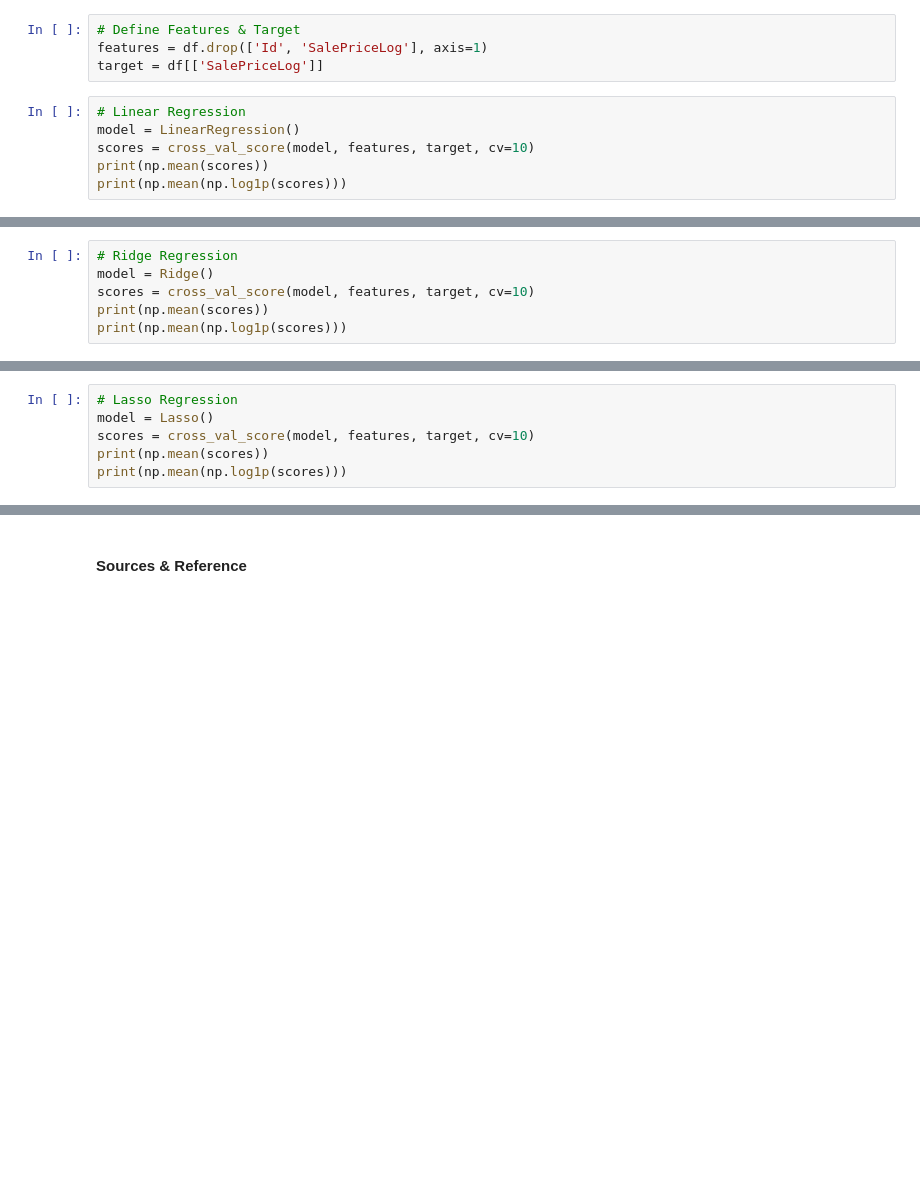
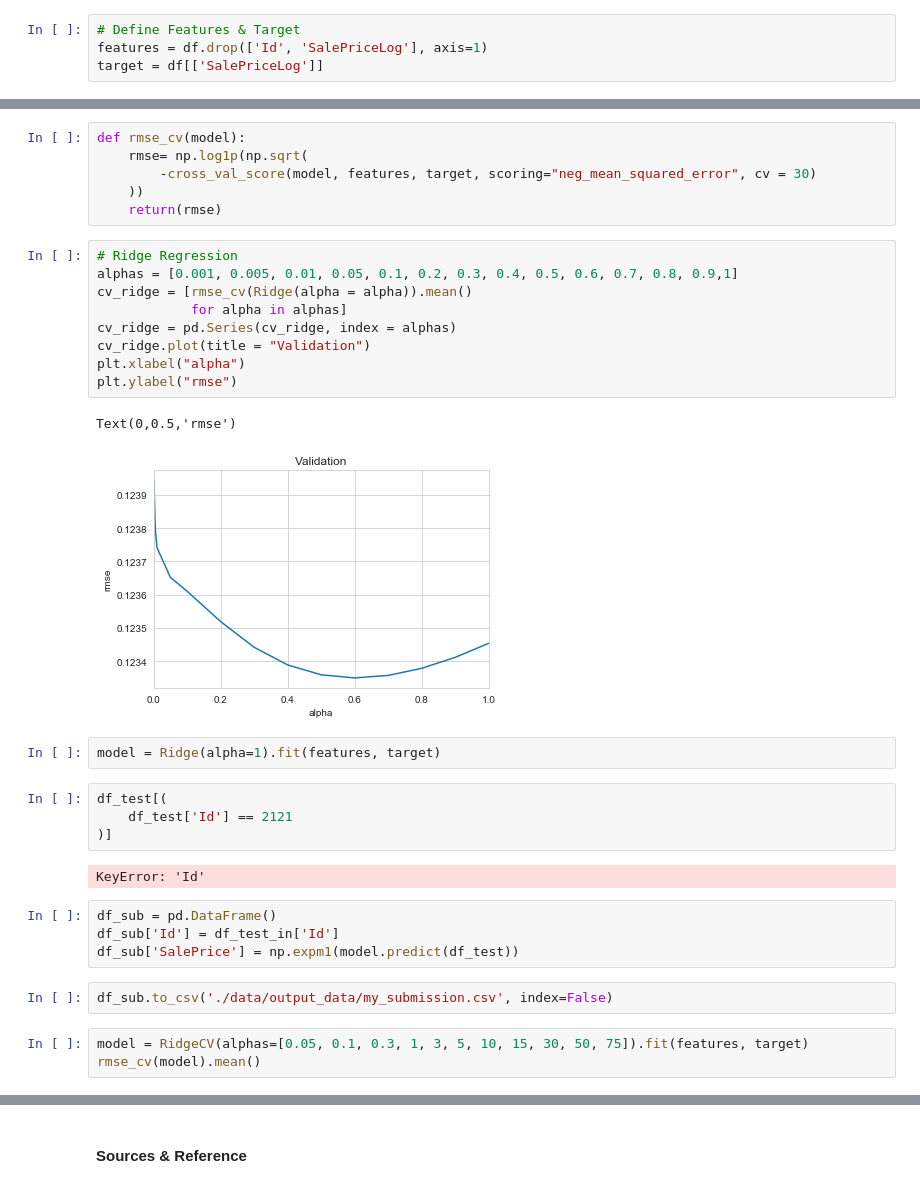
Before and after one commit to Tommo565/kaggle-house-prices, a Jupyter notebook: main.ipynb, the cells around one changed output, grey strips where cells are left out. Cells and saved outputs as stored; diff of their text form; blank space fills up the shorter version.

```diff
--- a/main.ipynb
+++ b/main.ipynb
@@ -48,9 +62,3 @@ df.columns.tolist()
 # Define Features & Target
 features = df.drop(['Id', 'SalePriceLog'], axis=1)
 target = df[['SalePriceLog']]
-# %%
-# Linear Regression
-model = LinearRegression()
-scores = cross_val_score(model, features, target, cv=10)
-print(np.mean(scores))
-print(np.mean(np.log1p(scores)))
@@ -60,6 +64,0 @@ print(np.mean(np.log1p(scores)))
-# %%
-# Ridge Regression
-model = Ridge()
-scores = cross_val_score(model, features, target, cv=10)
-print(np.mean(scores))
-print(np.mean(np.log1p(scores)))
@@ -69,6 +64,0 @@ print(np.mean(np.log1p(scores)))
-# %%
-# Lasso Regression
-model = Lasso()
-scores = cross_val_score(model, features, target, cv=10)
-print(np.mean(scores))
-print(np.mean(np.log1p(scores)))
@@ -77,0 +74,35 @@ print(np.mean(np.log1p(scores)))
+# %%
+def rmse_cv(model):
+    rmse= np.log1p(np.sqrt(
+        -cross_val_score(model, features, target, scoring="neg_mean_squared_error", cv = 30)
+    ))
+    return(rmse)
+# %%
+# Ridge Regression
+alphas = [0.001, 0.005, 0.01, 0.05, 0.1, 0.2, 0.3, 0.4, 0.5, 0.6, 0.7, 0.8, 0.9,1]
+cv_ridge = [rmse_cv(Ridge(alpha = alpha)).mean()
+            for alpha in alphas]
+cv_ridge = pd.Series(cv_ridge, index = alphas)
+cv_ridge.plot(title = "Validation")
+plt.xlabel("alpha")
+plt.ylabel("rmse")
+# %% [output]
+Text(0,0.5,'rmse')
+[figure, added]
+# %%
+model = Ridge(alpha=1).fit(features, target)
+# %%
+df_test[(
+    df_test['Id'] == 2121
+)]
+# %% [output]
+KeyError: 'Id'
+# %%
+df_sub = pd.DataFrame()
+df_sub['Id'] = df_test_in['Id']
+df_sub['SalePrice'] = np.expm1(model.predict(df_test))
+# %%
+df_sub.to_csv('./data/output_data/my_submission.csv', index=False)
+# %%
+model = RidgeCV(alphas=[0.05, 0.1, 0.3, 1, 3, 5, 10, 15, 30, 50, 75]).fit(features, target)
+rmse_cv(model).mean()
```
Also changed, not shown: parts of 15 cells of this notebook, 20 other files.
